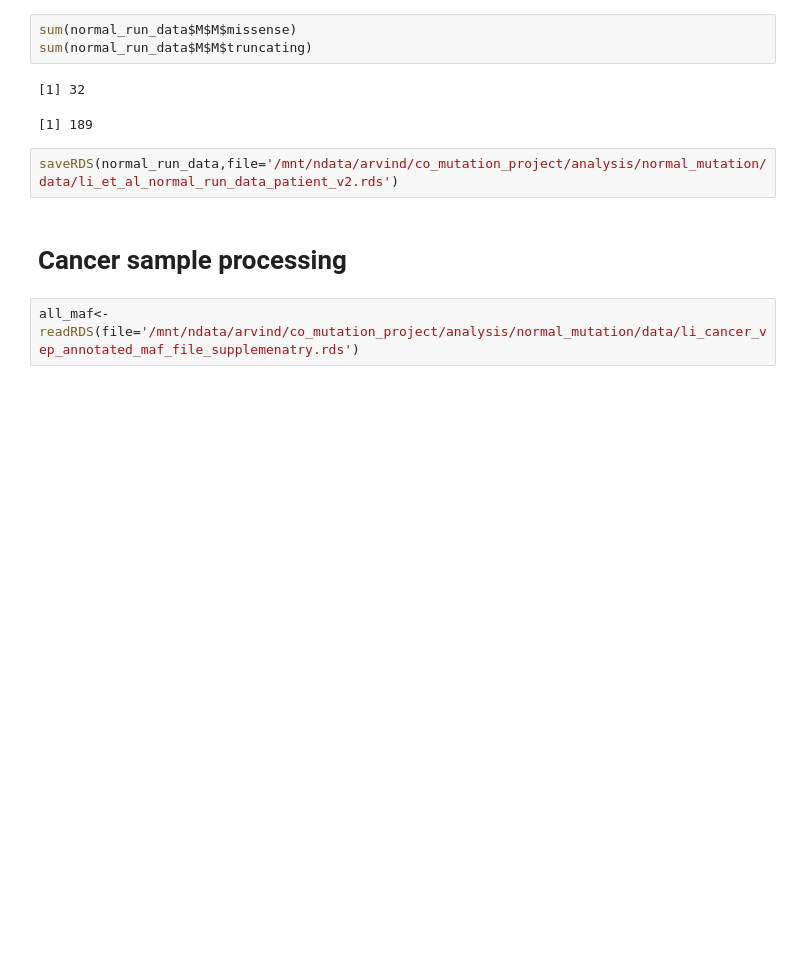
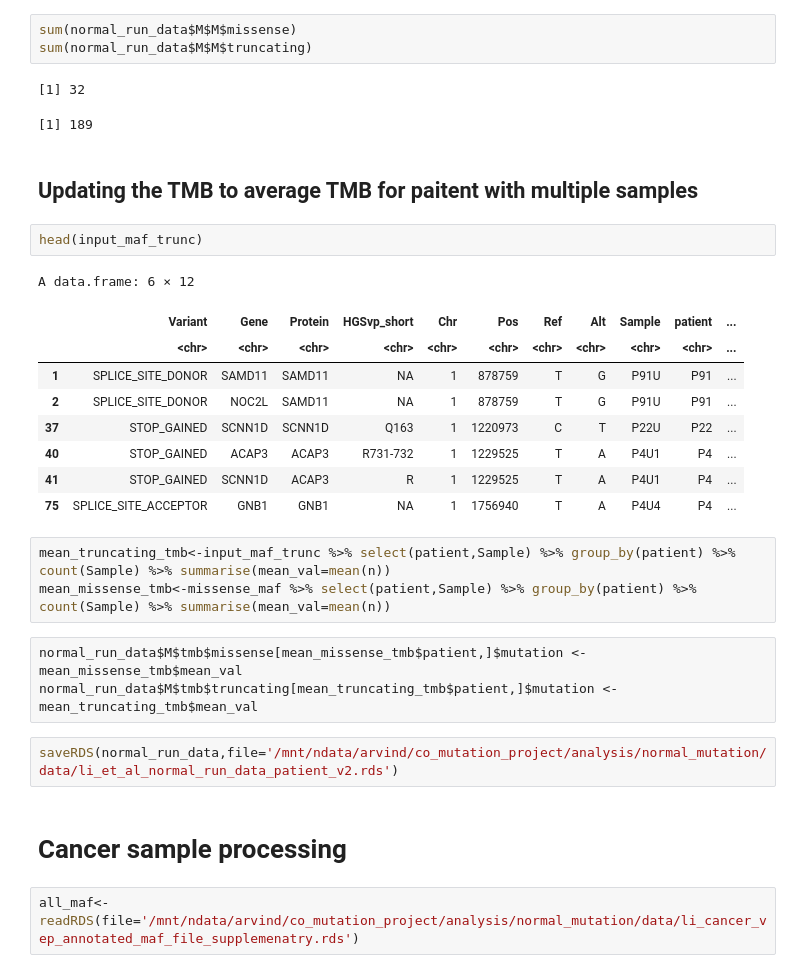
Before and after one commit to CSOgroup/SelectSim_analysis, a Jupyter notebook: analysis/normal_mutation/notebook/data_processing.ipynb, the cells around one changed output. Drawn from its saved outputs; the diff is of its cells as text; blank space fills up the shorter version.

```diff
--- a/analysis/normal_mutation/notebook/data_processing.ipynb
+++ b/analysis/normal_mutation/notebook/data_processing.ipynb
@@ -320,6 +320,26 @@ sum(normal_run_data$M$M$truncating)
 # %% [output]
 [1] 32
 [1] 189
+# %% [markdown]
+## Updating the TMB to average TMB for paitent with multiple samples
+# %%
+head(input_maf_trunc)
+# %% [output]
+A data.frame: 6 × 12
+|  | Variant | Gene | Protein | HGSvp_short | Chr | Pos | Ref | Alt | Sample | patient | ... |
+|  | <chr> | <chr> | <chr> | <chr> | <chr> | <chr> | <chr> | <chr> | <chr> | <chr> | ... |
+| 1 | SPLICE_SITE_DONOR | SAMD11 | SAMD11 | NA | 1 | 878759 | T | G | P91U | P91 | ... |
+| 2 | SPLICE_SITE_DONOR | NOC2L | SAMD11 | NA | 1 | 878759 | T | G | P91U | P91 | ... |
+| 37 | STOP_GAINED | SCNN1D | SCNN1D | Q163 | 1 | 1220973 | C | T | P22U | P22 | ... |
+| 40 | STOP_GAINED | ACAP3 | ACAP3 | R731-732 | 1 | 1229525 | T | A | P4U1 | P4 | ... |
+| 41 | STOP_GAINED | SCNN1D | ACAP3 | R | 1 | 1229525 | T | A | P4U1 | P4 | ... |
+| 75 | SPLICE_SITE_ACCEPTOR | GNB1 | GNB1 | NA | 1 | 1756940 | T | A | P4U4 | P4 | ... |
+# %%
+mean_truncating_tmb<-input_maf_trunc %>% select(patient,Sample) %>% group_by(patient) %>% count(Sample) %>% summarise(mean_val=mean(n))
+mean_missense_tmb<-missense_maf %>% select(patient,Sample) %>% group_by(patient) %>% count(Sample) %>% summarise(mean_val=mean(n))
+# %%
+normal_run_data$M$tmb$missense[mean_missense_tmb$patient,]$mutation <- mean_missense_tmb$mean_val
+normal_run_data$M$tmb$truncating[mean_truncating_tmb$patient,]$mutation <- mean_truncating_tmb$mean_val
 # %%
 saveRDS(normal_run_data,file='/mnt/ndata/arvind/co_mutation_project/analysis/normal_mutation/data/li_et_al_normal_run_data_patient_v2.rds')
 # %% [markdown]
```
Also changed, not shown: parts of 2 cells of this notebook, 6 other files.
